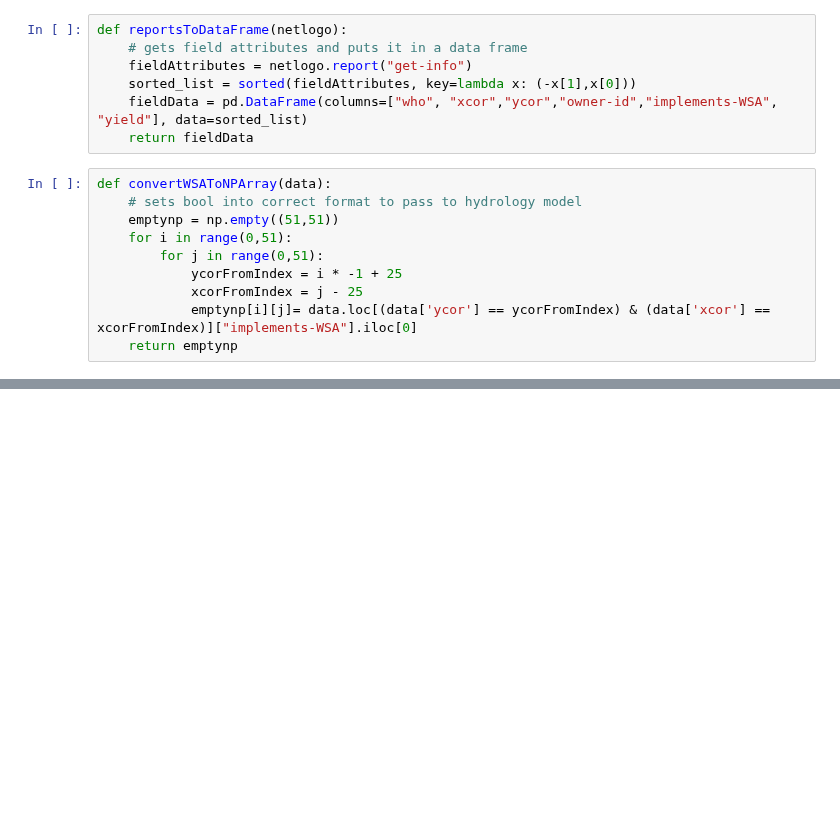
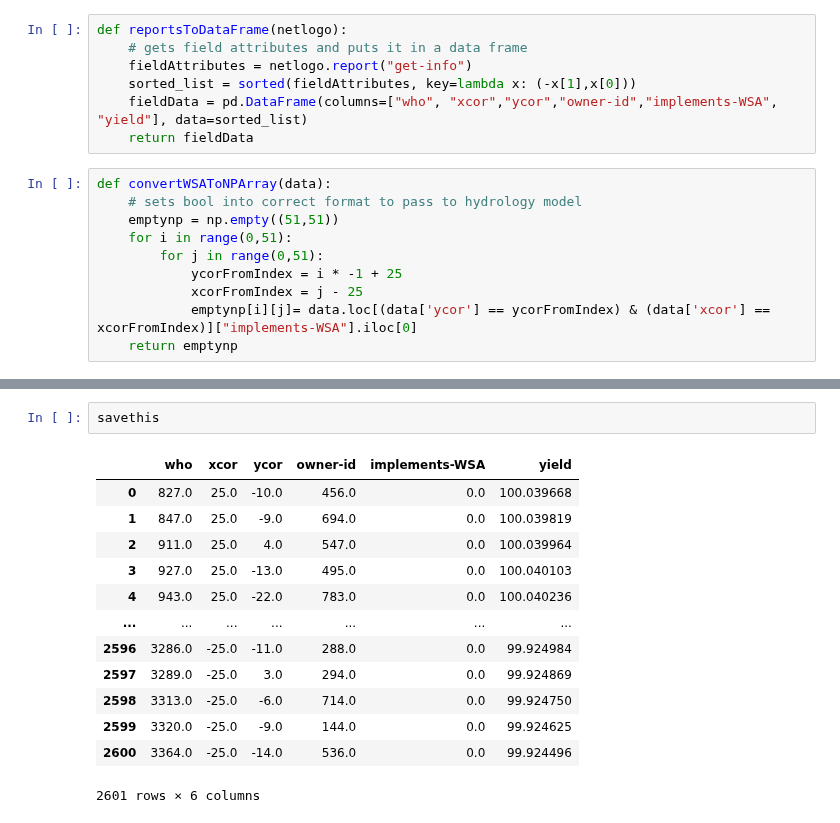
Before and after one commit to WylieMabel/TreesAndThat, a Jupyter notebook: LandLab_experiments/netlogoDriver.ipynb, the cells around one changed output, grey strips where cells are left out. Saved outputs shown, nothing was run; the diff lists cells and outputs as text; blank space fills up the shorter version.

```diff
--- a/LandLab_experiments/netlogoDriver.ipynb
+++ b/LandLab_experiments/netlogoDriver.ipynb
@@ -154,0 +255,16 @@ wrote to netlogo
+# %%
+savethis
+# %% [output]
+|  | who | xcor | ycor | owner-id | implements-WSA | yield |
+| 0 | 827.0 | 25.0 | -10.0 | 456.0 | 0.0 | 100.039668 |
+| 1 | 847.0 | 25.0 | -9.0 | 694.0 | 0.0 | 100.039819 |
+| 2 | 911.0 | 25.0 | 4.0 | 547.0 | 0.0 | 100.039964 |
+| 3 | 927.0 | 25.0 | -13.0 | 495.0 | 0.0 | 100.040103 |
+| 4 | 943.0 | 25.0 | -22.0 | 783.0 | 0.0 | 100.040236 |
+| ... | ... | ... | ... | ... | ... | ... |
+| 2596 | 3286.0 | -25.0 | -11.0 | 288.0 | 0.0 | 99.924984 |
+| 2597 | 3289.0 | -25.0 | 3.0 | 294.0 | 0.0 | 99.924869 |
+| 2598 | 3313.0 | -25.0 | -6.0 | 714.0 | 0.0 | 99.924750 |
+| 2599 | 3320.0 | -25.0 | -9.0 | 144.0 | 0.0 | 99.924625 |
+| 2600 | 3364.0 | -25.0 | -14.0 | 536.0 | 0.0 | 99.924496 |
+2601 rows × 6 columns
```
Also changed, not shown: parts of 8 cells of this notebook, 4 other files.
